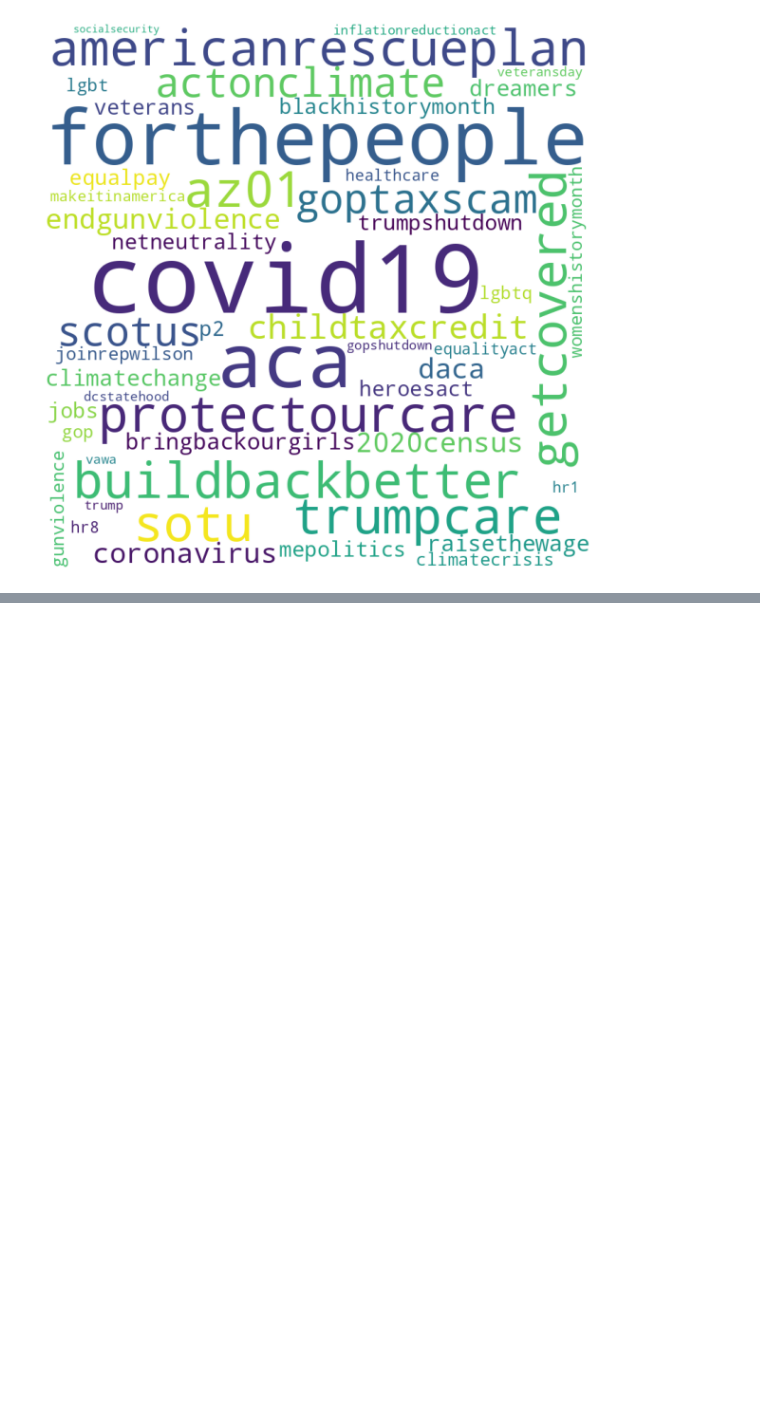
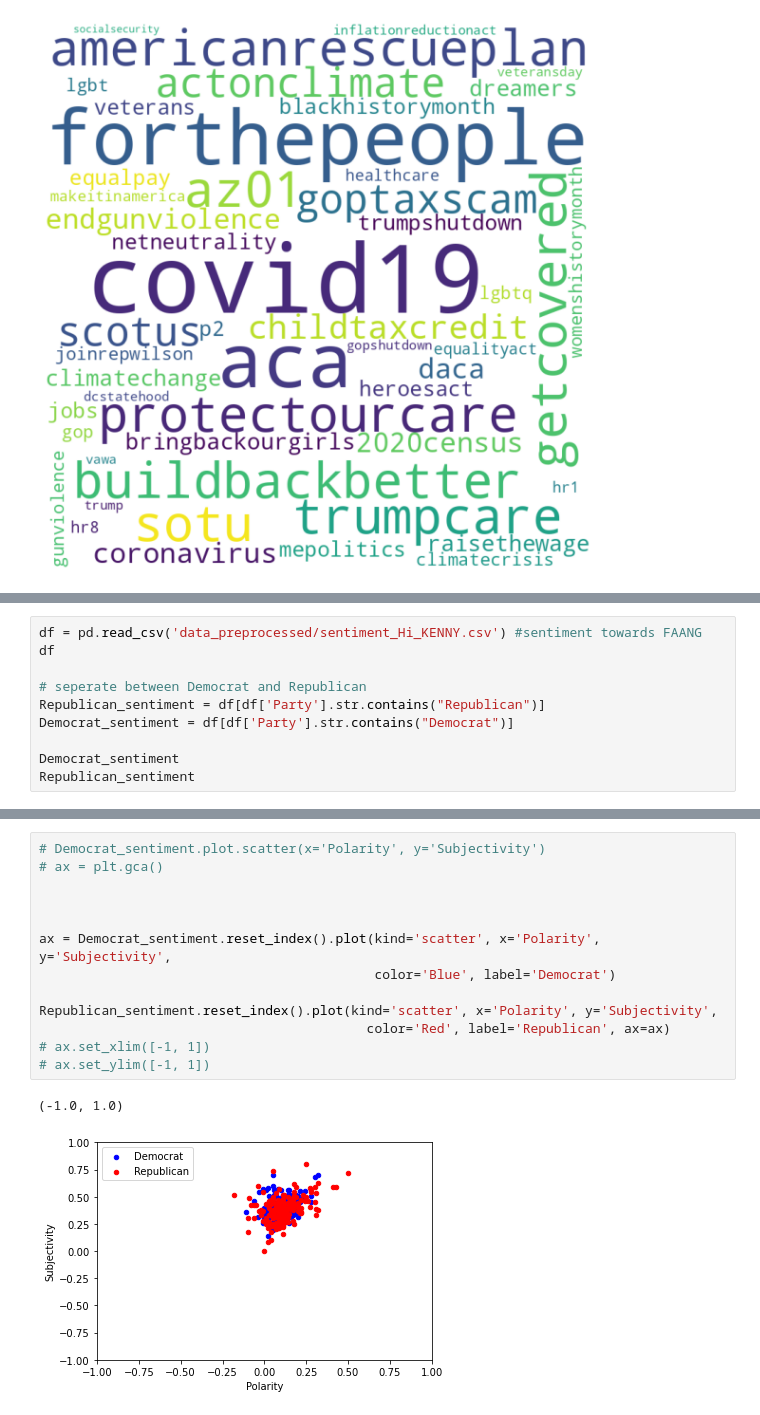
Before and after one commit to VieVaWaldi/PoliticalDespairTwitter, a Jupyter notebook: AnalysisSummary.ipynb, the cells around one changed output, grey strips where cells are left out. Cells and saved outputs as stored; diff of their text form; blank space fills up the shorter version.

Commit message:
added scatter plot for democrats and republican sentiment

```diff
--- a/AnalysisSummary.ipynb
+++ b/AnalysisSummary.ipynb
@@ -305,0 +308,10 @@ plt.show()
+# %%
+df = pd.read_csv('data_preprocessed/sentiment_Hi_KENNY.csv') #sentiment towards FAANG
+df
+
+# seperate between Democrat and Republican
+Republican_sentiment = df[df['Party'].str.contains("Republican")]
+Democrat_sentiment = df[df['Party'].str.contains("Democrat")]
+
+Democrat_sentiment
+Republican_sentiment
@@ -305,0 +332,16 @@ plt.show()
+# %%
+# Democrat_sentiment.plot.scatter(x='Polarity', y='Subjectivity')
+# ax = plt.gca()
+
+
+
+ax = Democrat_sentiment.reset_index().plot(kind='scatter', x='Polarity', y='Subjectivity',
+                                           color='Blue', label='Democrat')
+
+Republican_sentiment.reset_index().plot(kind='scatter', x='Polarity', y='Subjectivity',
+                                          color='Red', label='Republican', ax=ax)
+# ax.set_xlim([-1, 1])
+# ax.set_ylim([-1, 1])
+# %% [output]
+(-1.0, 1.0)
+[figure, added]
```
Also changed, not shown: parts of 3 cells of this notebook.
